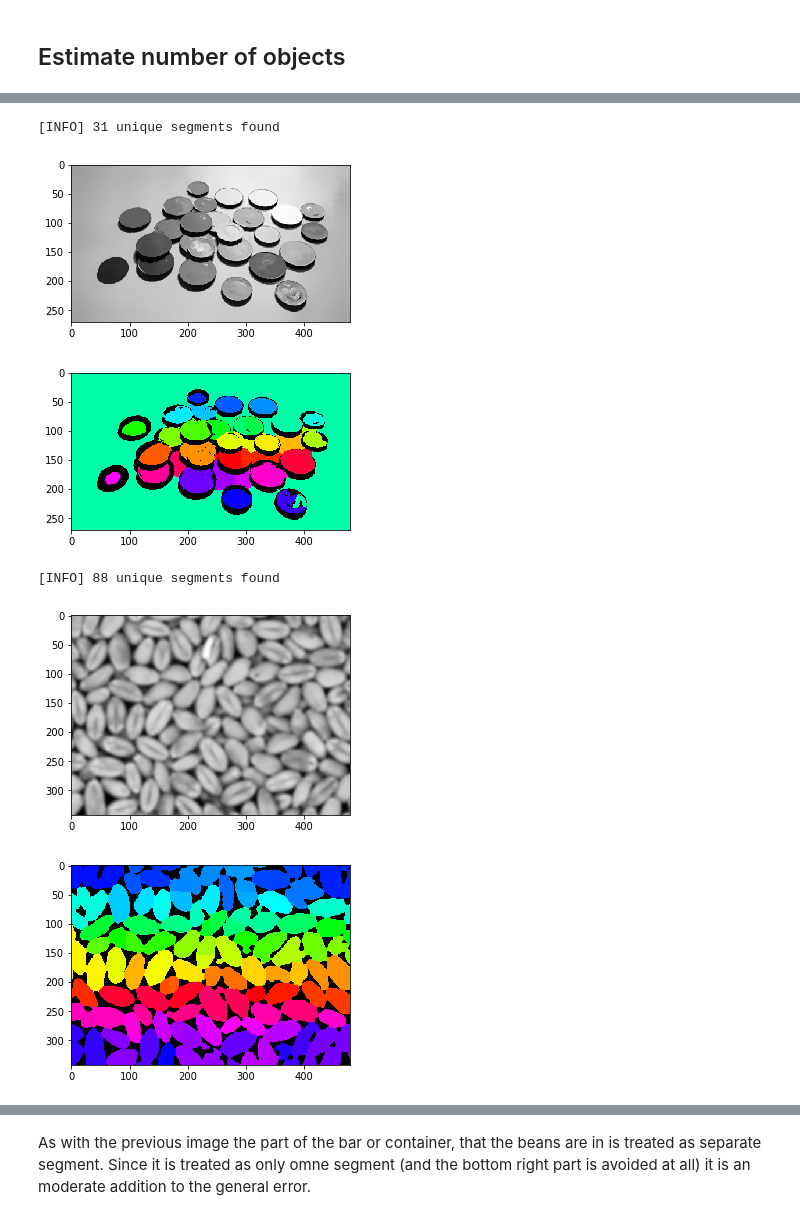
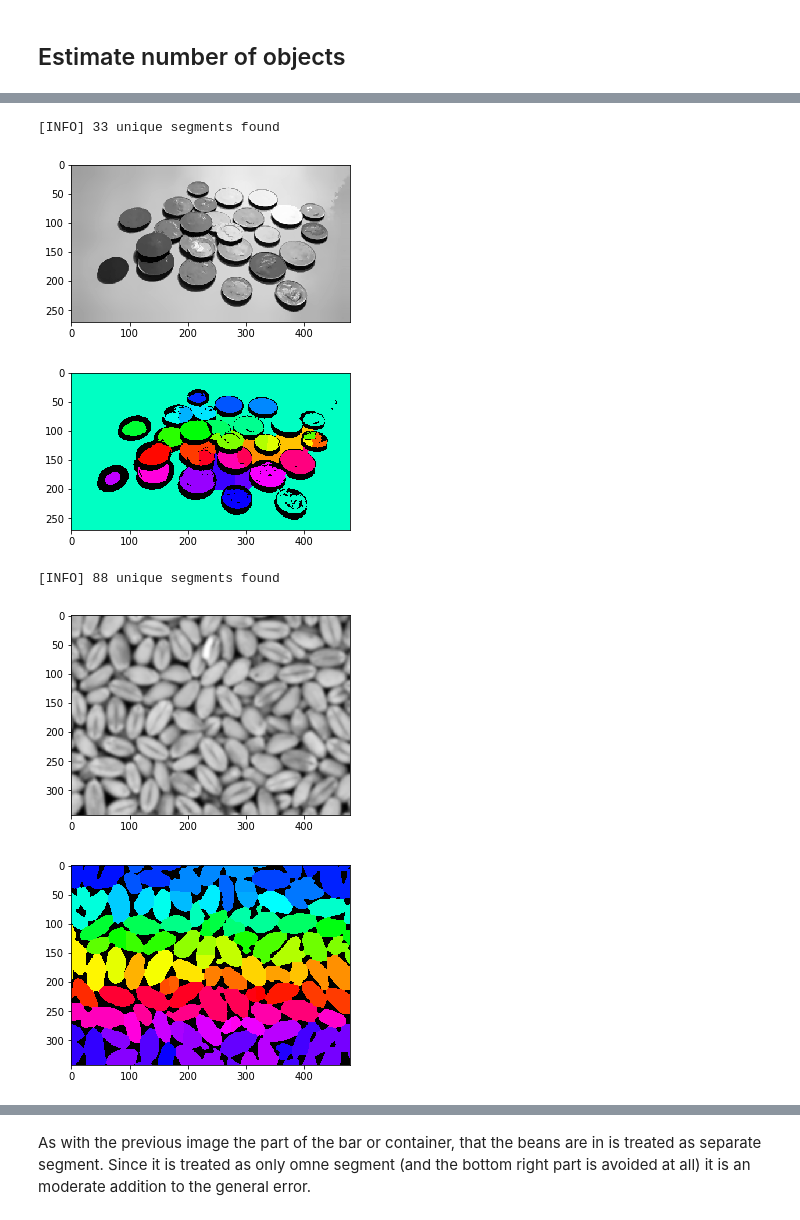
Before and after one commit to Progern/computer-vision-hw, a Jupyter notebook: cv-2-0/cv-hw-2-1-object-count.ipynb, the cells around one changed output, grey strips where cells are left out. Drawn from its saved outputs; the diff is of its cells as text; code cells hidden in the pictures.

```diff
--- a/cv-2-0/cv-hw-2-1-object-count.ipynb
+++ b/cv-2-0/cv-hw-2-1-object-count.ipynb
@@ -115,17 +137,17 @@ def estimate_obj_on_img(img_path,
 # %%
-estimate_obj_on_img(estimate_images_path_list[1], shift = True,
-                    spat_radius = 15, color_radius = 45,
+estimate_obj_on_img(estimate_images_path_list[11], shift = True,
+                    spat_radius = 15, color_radius = 35,
                     blockSize = 55, const = 15, min_distance = 15)
 # %% [output]
-[INFO] 31 unique segments found
+[INFO] 33 unique segments found
-[figure, old version]
+[figure, new version]
-[figure, old version]
+[figure, new version]
 # %%
-estimate_obj_on_img(estimate_images_path_list[2], shift = False,
+estimate_obj_on_img(estimate_images_path_list[10], shift = False,
                     blur = True, blur_window_size = 13,
                     blockSize = 75, const = 35, min_distance = 15)
 # %% [output]
 [INFO] 88 unique segments found
-[figure, old version]
+[figure, new version]
-[figure, old version]
+[figure, new version]
 # %%
```
Also changed, not shown: parts of 11 cells of this notebook.
